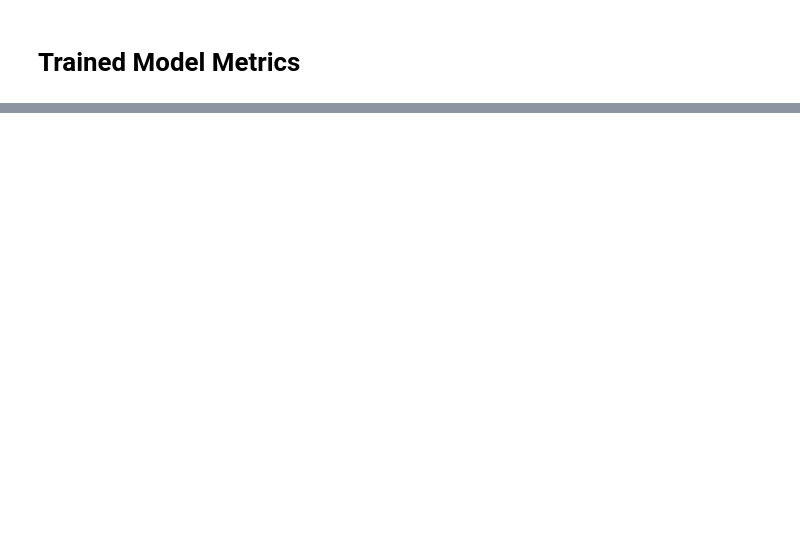
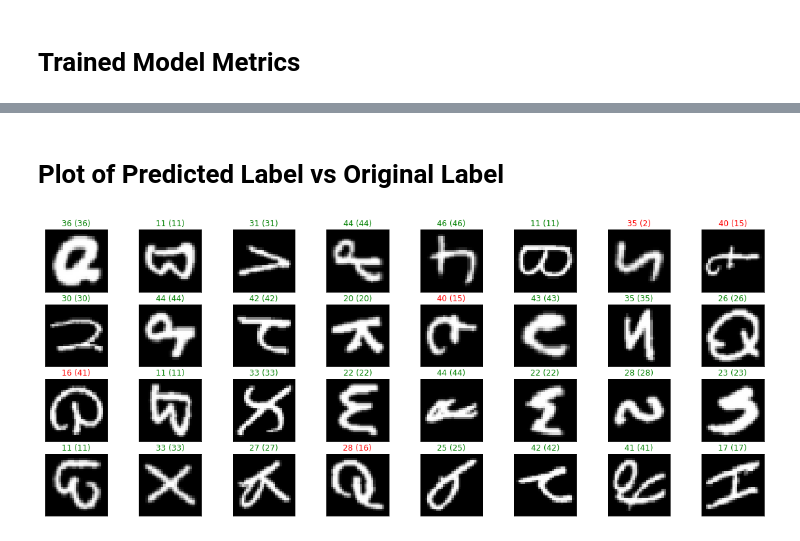
Before and after one commit to anujdutt9/Deep-Learning-TF-2.0, a Jupyter notebook: TF_2_CNN_EMNIST_Classification.ipynb, the cells around one changed output, grey strips where cells are left out. Drawn from its saved outputs; the diff is of its cells as text; code cells hidden in the pictures; blank space fills up the shorter version.

```diff
--- a/TF_2_CNN_EMNIST_Classification.ipynb
+++ b/TF_2_CNN_EMNIST_Classification.ipynb
@@ -93,6 +91,7 @@ def normalize_image(image, label):
 # Normalize Training and Validation Data
 train_data = train_data.map(normalize_image)
 validation_data = validation_data.map(normalize_image)
+test_data = test_data.map(normalize_image)
 # %%
 # Check sample Normalized Image Data and It's Shape
 data = iter(train_data)
@@ -277,0 +337,25 @@ model.save_weights('emnist_cnn_weights.h5')
+# %% [markdown]
+# Plot of Predicted Label vs Original Label
+# %%
+# Get sample images from Test Dataset
+test_image_data = test_batches.take(1)
+
+# Get Model Predictions for the Test Dataset
+test_pred = model.predict(test_image_data)
+test_plot_pred_labels = np.argmax(test_pred, axis=1)
+
+# Plot the Images with Actual and Predicted Labels
+fig = plt.figure(figsize=(20, 8))
+
+for sample in test_image_data:
+  img, label = sample[0].numpy(), sample[1].numpy()
+
+  for i in range(32):
+    ax = fig.add_subplot(4, 8, i+1, xticks=[], yticks=[])
+    ax.imshow(np.squeeze(img[i]), cmap='gray')
+    pred_idx = test_plot_pred_labels[i]
+    true_idx = label[i]
+    ax.set_title("{} ({})".format(pred_idx, true_idx),
+                  color=("green" if pred_idx == true_idx else "red"))
+# %% [output]
+[figure, added]
```
Also changed, not shown: parts of 16 cells of this notebook.
